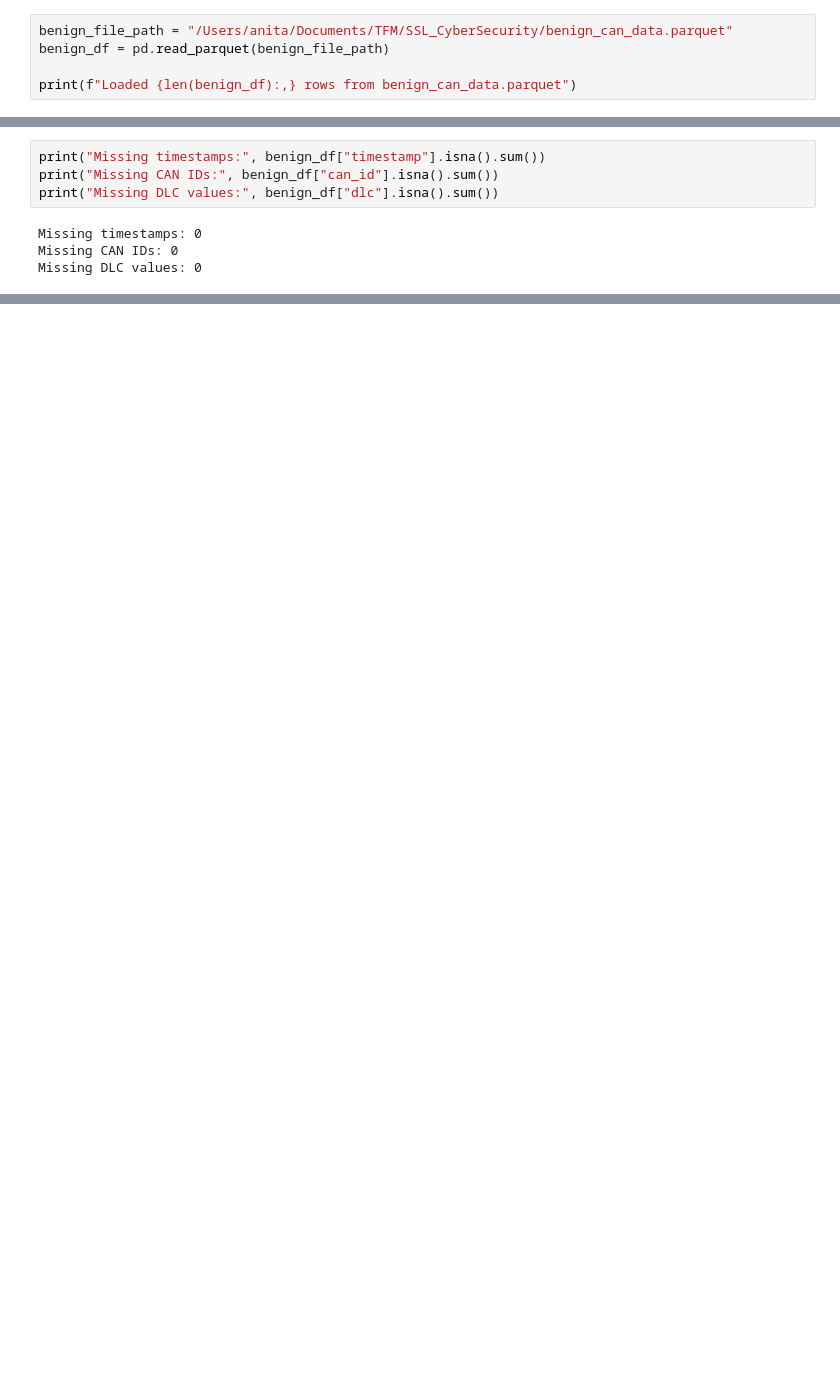
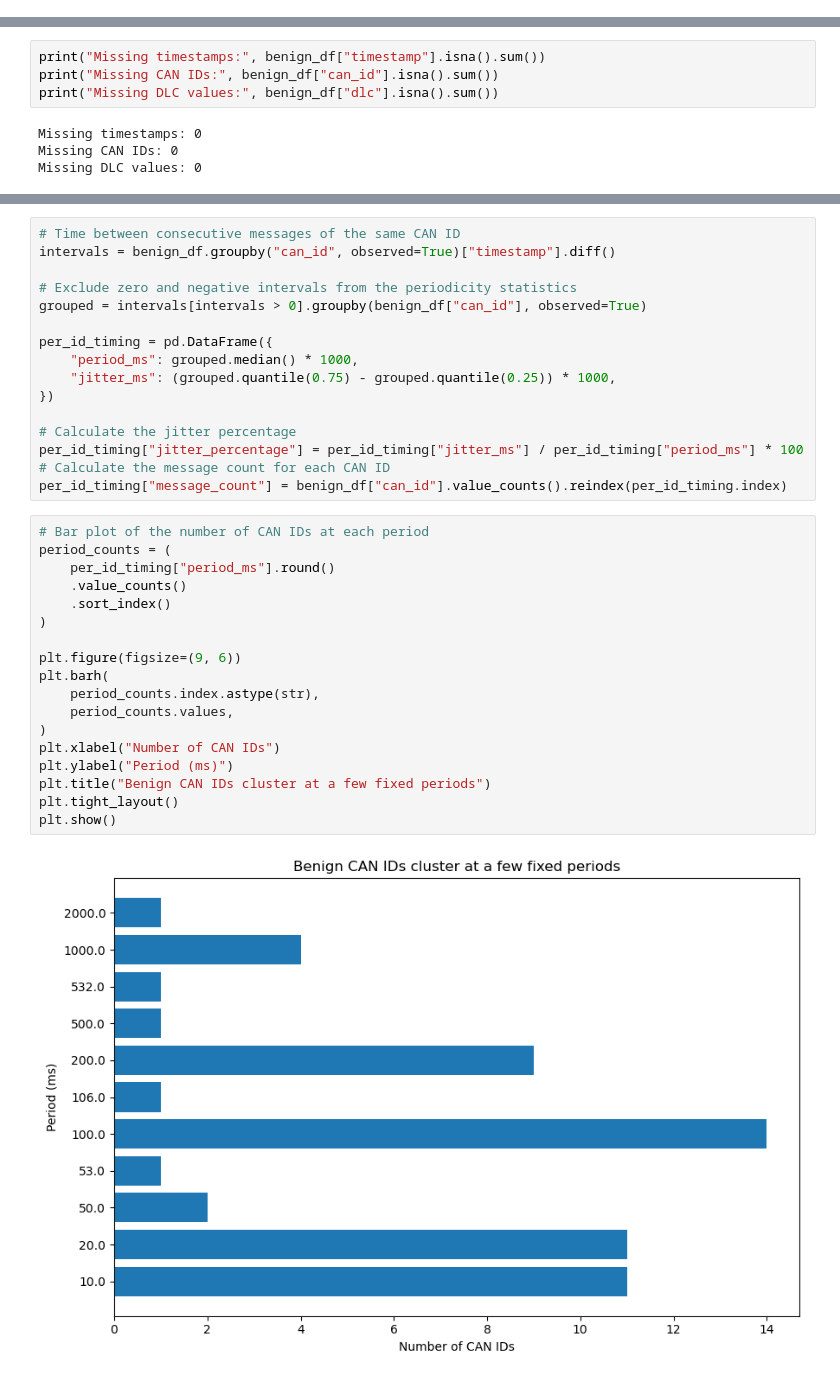
Before and after one commit to asaurasieu/SSL_CyberSecurity, a Jupyter notebook: main_notebooks/02_benign_eda.ipynb, the cells around one changed output, grey strips where cells are left out. Cells and saved outputs as stored; diff of their text form; blank space fills up the shorter version.

```diff
--- a/main_notebooks/02_benign_eda.ipynb
+++ b/main_notebooks/02_benign_eda.ipynb
@@ -149,5 +62,0 @@ Benign CAN data saved to /Users/anita/Documents/TFM/SSL_CyberSecurity/benign_can
-# %%
-benign_file_path = "/Users/anita/Documents/TFM/SSL_CyberSecurity/benign_can_data.parquet"
-benign_df = pd.read_parquet(benign_file_path)
-
-print(f"Loaded {len(benign_df):,} rows from benign_can_data.parquet")
@@ -1081,0 +134,36 @@ It can happen when the same ID is transmitted again before another ID appears, o
+# %%
+# Time between consecutive messages of the same CAN ID
+intervals = benign_df.groupby("can_id", observed=True)["timestamp"].diff()
+
+# Exclude zero and negative intervals from the periodicity statistics
+grouped = intervals[intervals > 0].groupby(benign_df["can_id"], observed=True)
+
+per_id_timing = pd.DataFrame({
+    "period_ms": grouped.median() * 1000,
+    "jitter_ms": (grouped.quantile(0.75) - grouped.quantile(0.25)) * 1000,
+})
+
+# Calculate the jitter percentage
+per_id_timing["jitter_percentage"] = per_id_timing["jitter_ms"] / per_id_timing["period_ms"] * 100
+# Calculate the message count for each CAN ID
+per_id_timing["message_count"] = benign_df["can_id"].value_counts().reindex(per_id_timing.index)
+# %%
+# Bar plot of the number of CAN IDs at each period
+period_counts = (
+    per_id_timing["period_ms"].round()
+    .value_counts()
+    .sort_index()
+)
+
+plt.figure(figsize=(9, 6))
+plt.barh(
+    period_counts.index.astype(str),
+    period_counts.values,
+)
+plt.xlabel("Number of CAN IDs")
+plt.ylabel("Period (ms)")
+plt.title("Benign CAN IDs cluster at a few fixed periods")
+plt.tight_layout()
+plt.show()
+# %% [output]
+[figure, added]
```
Also changed, not shown: parts of 101 cells of this notebook, 10 other files.
